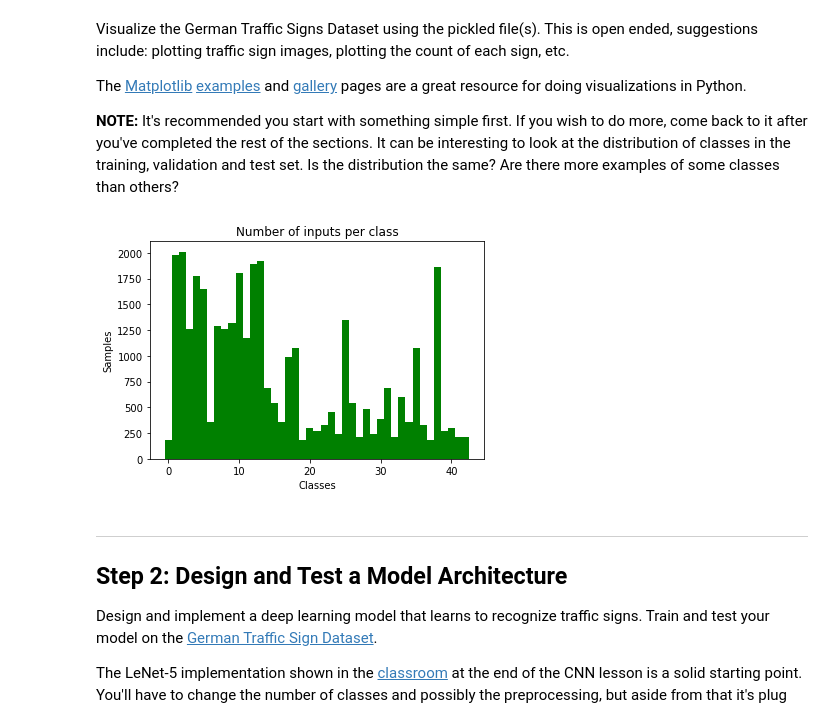
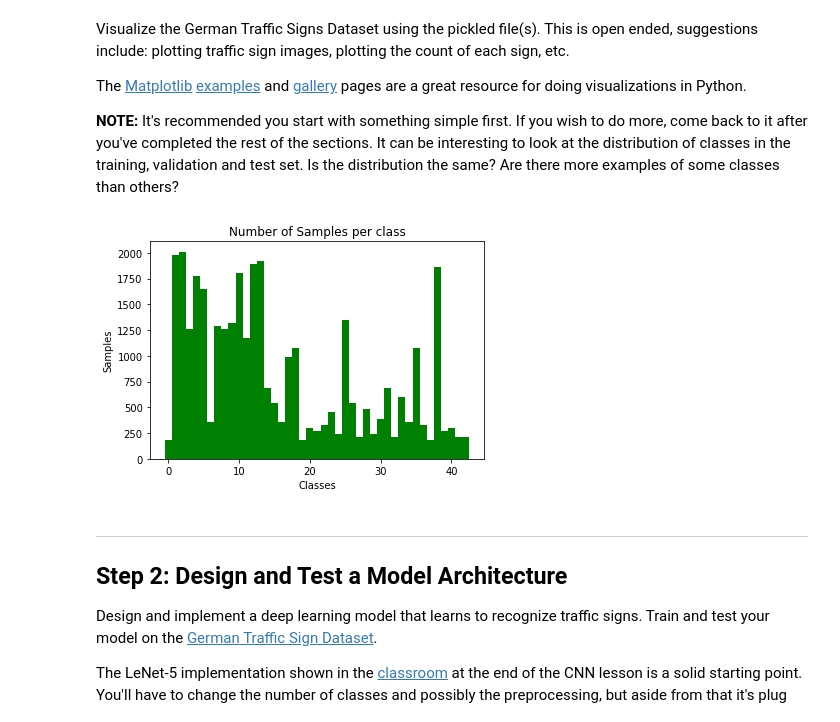
Before and after one commit to AkshathaHolla91/CarND-Traffic-Sign-Classifier-Project, a Jupyter notebook: Traffic_Sign_Classifier.ipynb, the cells around one changed output. Cells and saved outputs as stored; diff of their text form; code cells hidden in the pictures.

```diff
--- a/Traffic_Sign_Classifier.ipynb
+++ b/Traffic_Sign_Classifier.ipynb
@@ -155,19 +111,23 @@ from numpy import genfromtxt
 # %%
 features = np.array(X_train)
 labels = np.array(y_train)
 
 sample_count_per_class = np.bincount(labels)
 
 
 visualization_plot = plt.figure()
 vis_subPlot = visualization_plot.add_subplot(111)
-vis_subPlot.set_title('Number of inputs per class')
+vis_subPlot.set_title('Number of Samples per class')
 vis_subPlot.set_xlabel('Classes')
 vis_subPlot.set_ylabel('Samples')
 vis_subPlot.bar(range(len(sample_count_per_class)), sample_count_per_class, 1, color='green', label='Samples per class')
 plt.show()
+
+
+features = None
+labels = None
 # %% [output]
-[figure, old version]
+[figure, new version]
 # %% [markdown]
 ----
 
```
Also changed, not shown: parts of 13 cells of this notebook, 4 other files.
